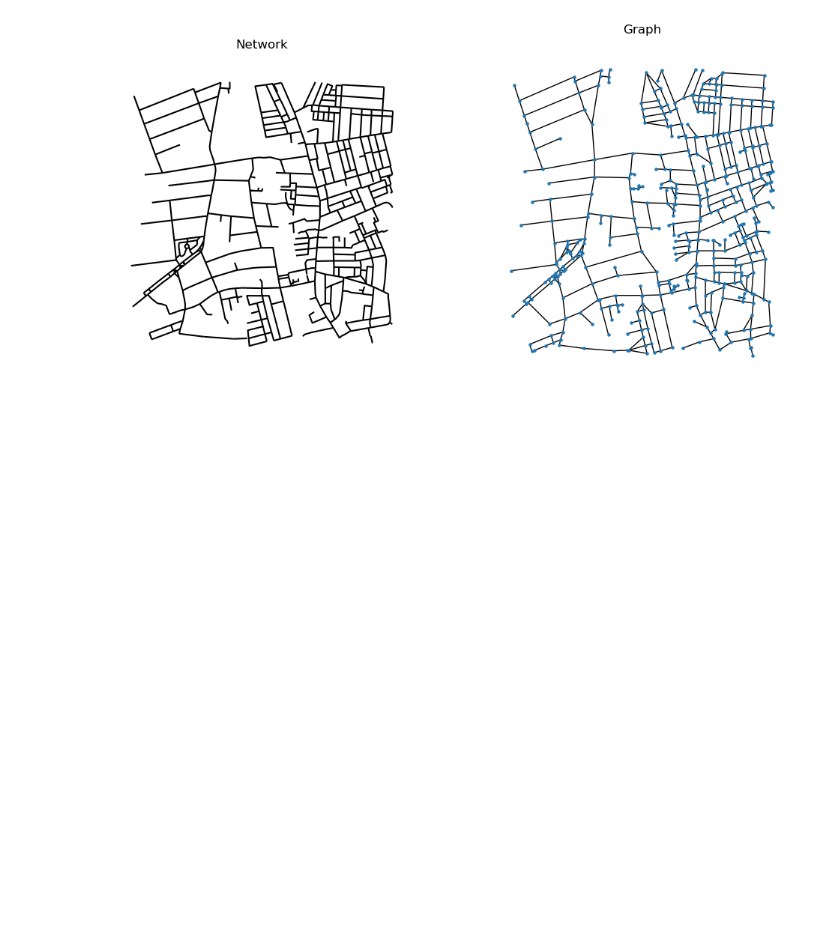
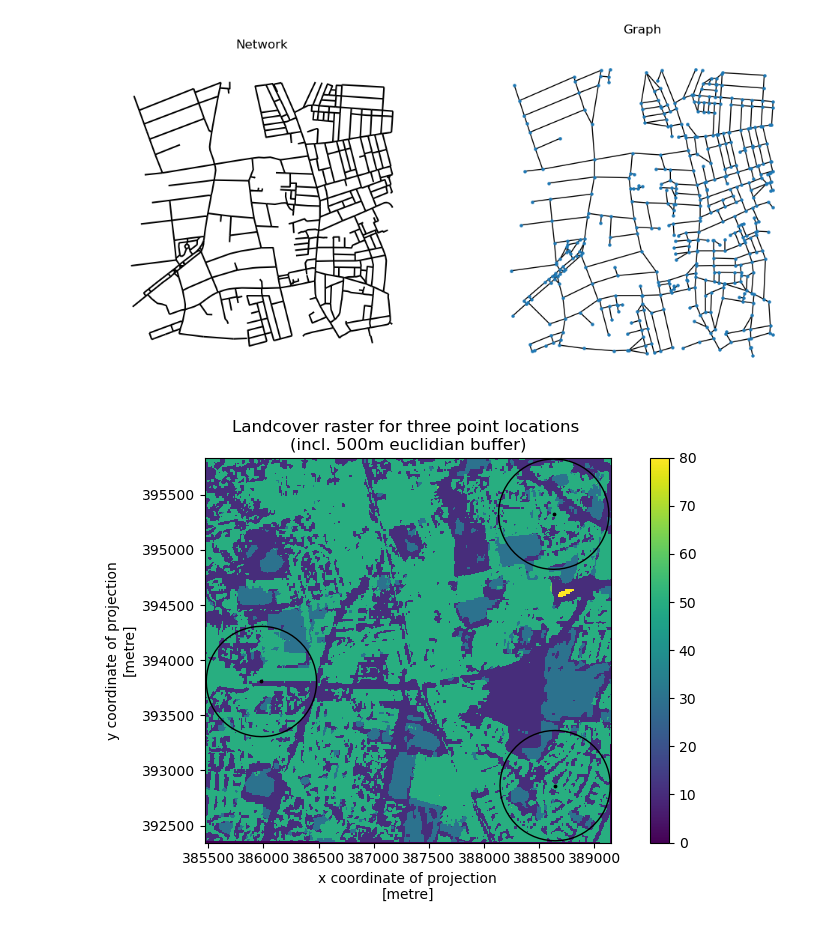
Before and after one commit to Spatial-Data-Science-and-GEO-AI-Lab/GreenEx_Py, a Jupyter notebook: Notebooks/AvailabilityNB.ipynb, the cells around one changed output. Cells and saved outputs as stored; diff of their text form; code cells hidden in the pictures; blank space fills up the shorter version.

```diff
--- a/Notebooks/AvailabilityNB.ipynb
+++ b/Notebooks/AvailabilityNB.ipynb
@@ -1263,0 +1260,11 @@ items_df = gpd.GeoDataFrame.from_features(items.to_dict())
+# %%
+fig, ax = plt.subplots(figsize=(10, 5))
+
+landcover_src.plot(ax=ax)
+multi_point.plot(ax=ax, c="black", markersize=3)
+multi_point.buffer(500).plot(ax=ax, edgecolor="black", facecolor="none")
+ax.set_title('Landcover raster for three point locations \n(incl. 500m euclidian buffer)')
+
+fig.savefig('C:/Users/ygrin/Documents/Studie - MSc ADS/Utrecht University/Block 4 - Thesis/GitHub/GreenEx_Py/Plots/landcover.png', bbox_inches='tight')
+# %% [output]
+[figure, added]
```
Also changed, not shown: parts of 11 cells of this notebook, 1 other file.
